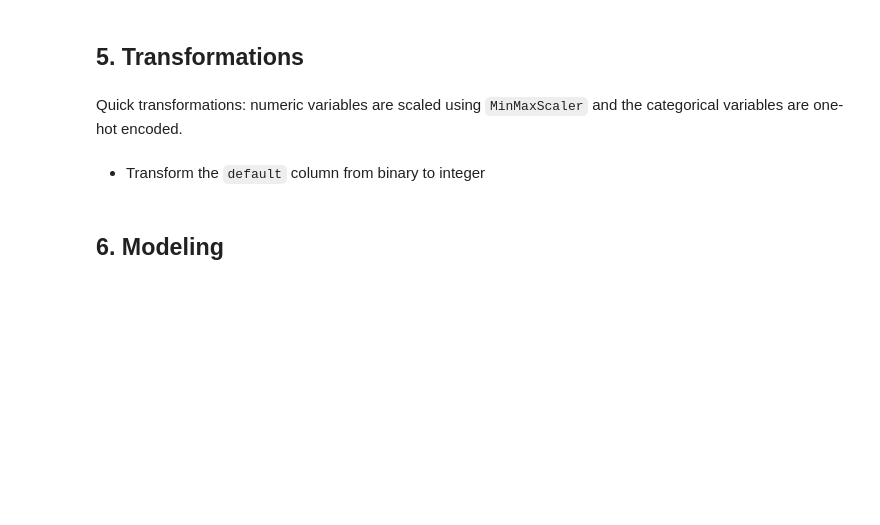
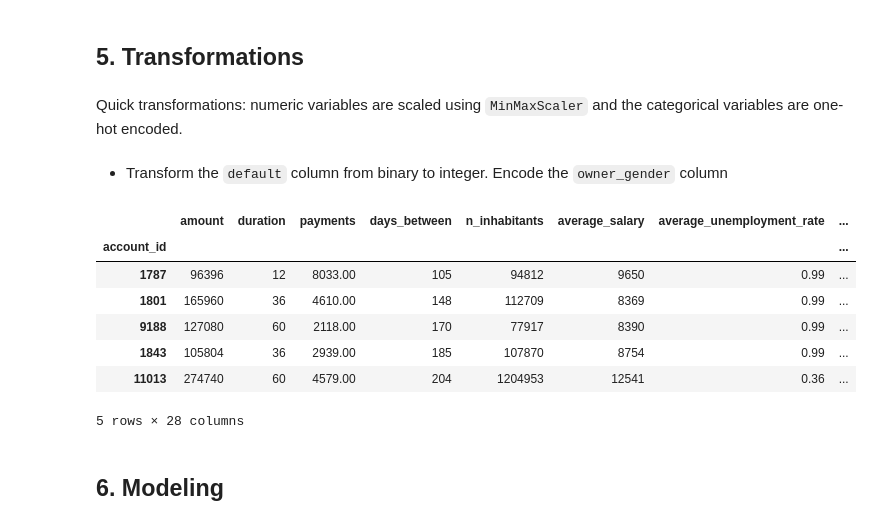
Before and after one commit to mechevarria/loan-default-prediction, a Jupyter notebook: notebook/modeling.ipynb, the cells around one changed output. Drawn from its saved outputs; the diff is of its cells as text; code cells hidden in the pictures; blank space fills up the shorter version.

Commit message:
additional transformations on categorical columns

```diff
--- a/notebook/modeling.ipynb
+++ b/notebook/modeling.ipynb
@@ -235,4 +235,4 @@ col_trans = ColumnTransformer([
     ('cat', OneHotEncoder(drop='if_binary'), cat_cols)
 ])
 # %% [markdown]
-* Transform the `default` column from binary to integer
+* Transform the `default` column from binary to integer. Encode the `owner_gender` column
@@ -241,3 +239,22 @@ df['default'] = df['default'].astype(int)
+# %%
+df['default'] = df['default'].astype(int)
+df['same_district'] = df['same_district'].astype(int)
+df = pd.get_dummies(df, columns=['owner_gender'], drop_first=True)
+df = pd.get_dummies(df, columns=['card_type', 'status'])
+
+# drop text columns we don't need or have been combined/transformed
+df.drop(['frequency', 'date_loan', 'date_acc', 'A4', 'A11', 'A12', 'A13', 'A14', 'A15', 'A16'], axis=1, inplace=True)
+# %%
+df.head()
+# %% [output]
+|  | amount | duration | payments | days_between | n_inhabitants | average_salary | average_unemployment_rate | ... |
+| account_id |  |  |  |  |  |  |  | ... |
+| 1787 | 96396 | 12 | 8033.00 | 105 | 94812 | 9650 | 0.99 | ... |
+| 1801 | 165960 | 36 | 4610.00 | 148 | 112709 | 8369 | 0.99 | ... |
+| 9188 | 127080 | 60 | 2118.00 | 170 | 77917 | 8390 | 0.99 | ... |
+| 1843 | 105804 | 36 | 2939.00 | 185 | 107870 | 8754 | 0.99 | ... |
+| 11013 | 274740 | 60 | 4579.00 | 204 | 1204953 | 12541 | 0.36 | ... |
+5 rows × 28 columns
 # %%
 df_transformed = col_trans.fit_transform(df_ml)
 X = df_transformed[:, :-1]
```
Also changed, not shown: parts of 13 cells of this notebook.
